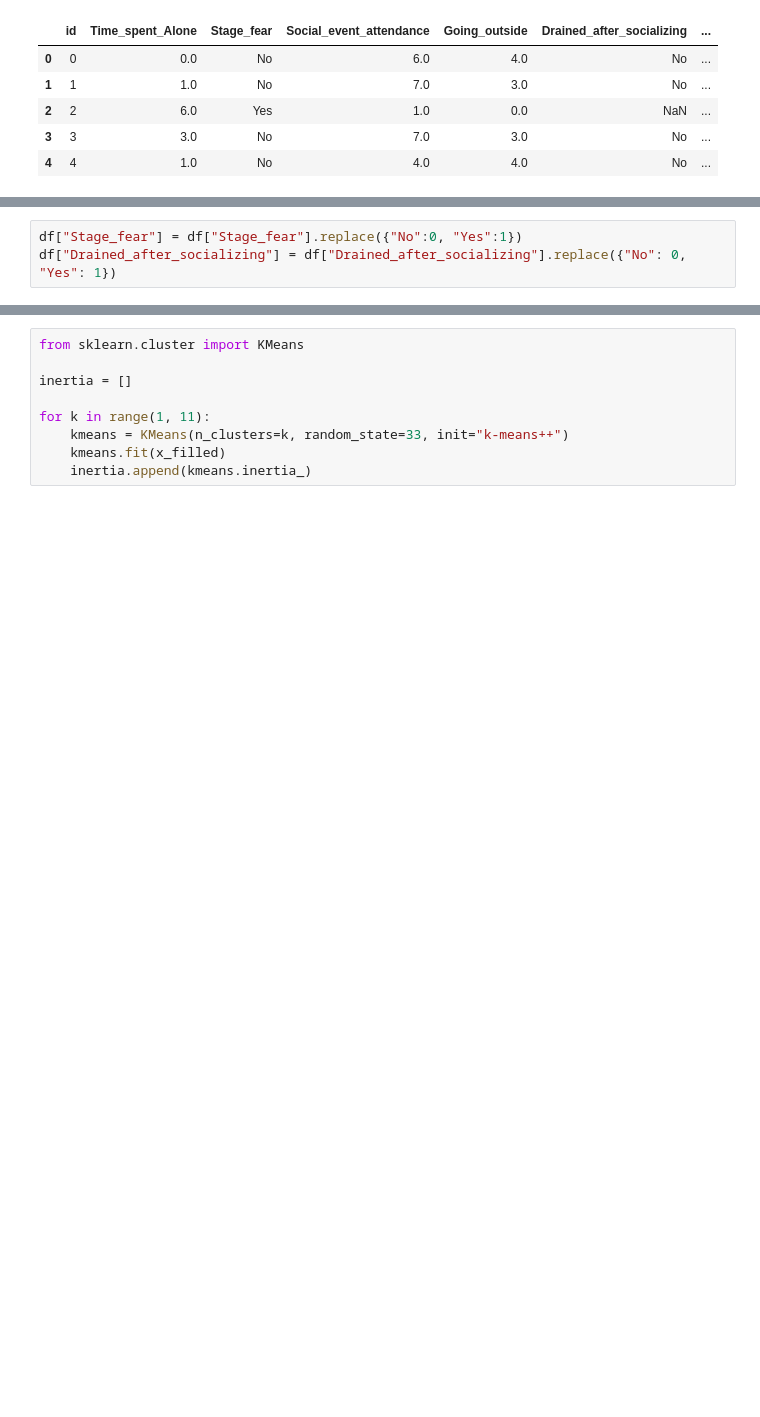
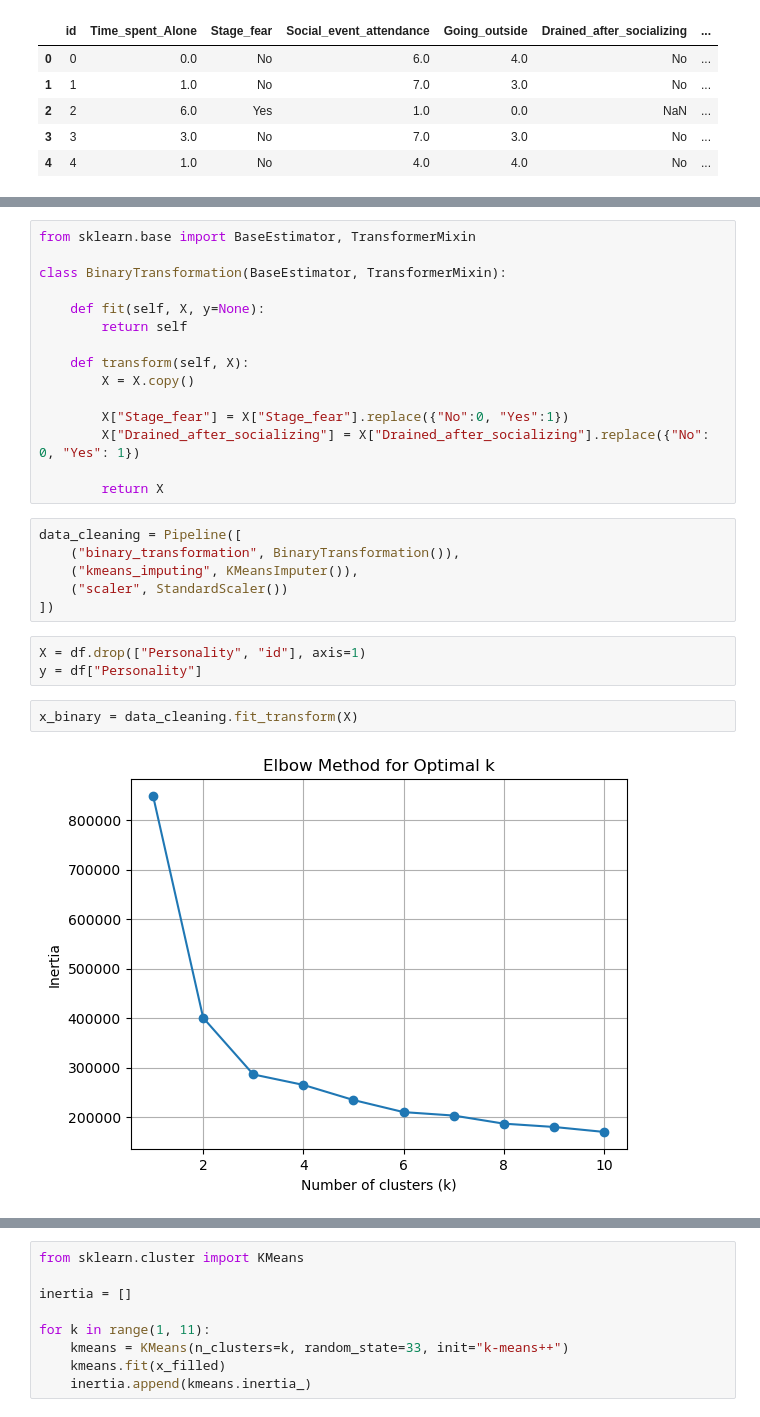
Before and after one commit to Roi-flores13/Hands_on_machine_learning, a Jupyter notebook: proyects/extrovert_introvert_classifier.ipynb, the cells around one changed output, grey strips where cells are left out. Drawn from its saved outputs; the diff is of its cells as text; blank space fills up the shorter version.

```diff
--- a/proyects/extrovert_introvert_classifier.ipynb
+++ b/proyects/extrovert_introvert_classifier.ipynb
@@ -20,3 +22,0 @@ y = df["Personality"]
-# %%
-df["Stage_fear"] = df["Stage_fear"].replace({"No":0, "Yes":1})
-df["Drained_after_socializing"] = df["Drained_after_socializing"].replace({"No": 0, "Yes": 1})
@@ -23 +88,29 @@ df["Drained_after_socializing"] = df["Drained_after_socializing"].replace({"No":
+# %%
+from sklearn.base import BaseEstimator, TransformerMixin
+
+class BinaryTransformation(BaseEstimator, TransformerMixin):
+
+    def fit(self, X, y=None):
+        return self
+
+    def transform(self, X):
+        X = X.copy()
+
+        X["Stage_fear"] = X["Stage_fear"].replace({"No":0, "Yes":1})
+        X["Drained_after_socializing"] = X["Drained_after_socializing"].replace({"No": 0, "Yes": 1})
+
+        return X
+# %%
+data_cleaning = Pipeline([
+    ("binary_transformation", BinaryTransformation()),
+    ("kmeans_imputing", KMeansImputer()),
+    ("scaler", StandardScaler())
+])
+# %%
+X = df.drop(["Personality", "id"], axis=1)
+y = df["Personality"]
+# %%
+x_binary = data_cleaning.fit_transform(X)
+# %% [output]
+[figure, added]
 # %%
```
Also changed, not shown: parts of 14 cells of this notebook.
